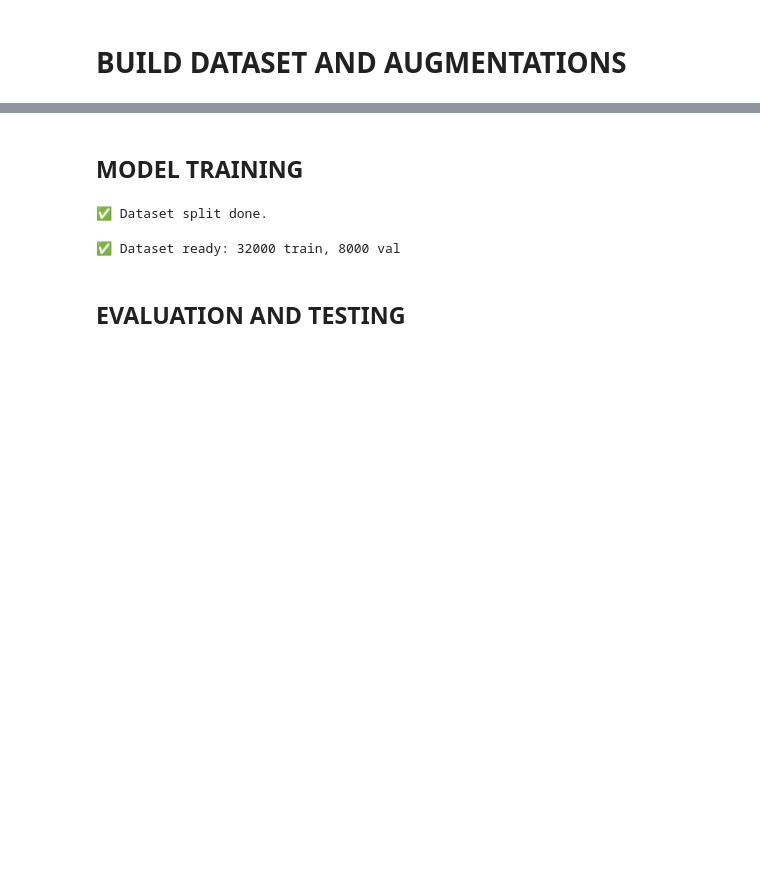
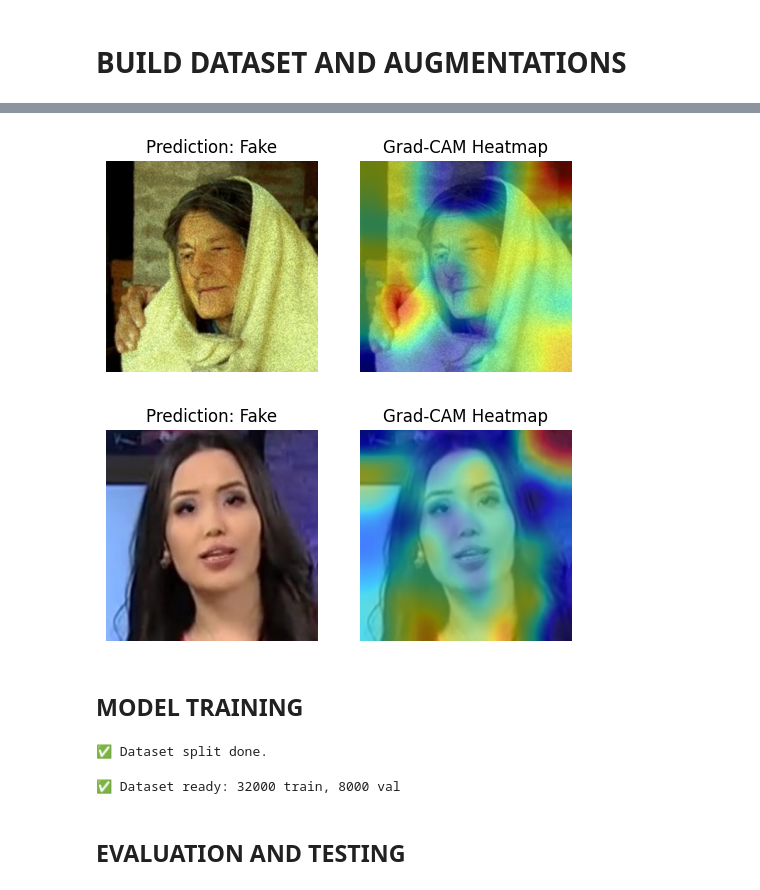
Before and after one commit to s-mujtaba-haider/Programmers-Force, a Jupyter notebook: Celeb DF and FF++.ipynb, the cells around one changed output, grey strips where cells are left out. Cells and saved outputs as stored; diff of their text form; code cells hidden in the pictures; blank space fills up the shorter version.

```diff
--- a/Celeb DF and FF++.ipynb
+++ b/Celeb DF and FF++.ipynb
@@ -350,3 +564,13 @@ print(f"✅ Dataset ready: {len(train_dataset)} train, {len(val_dataset)} val")
+# %%
+# Example test
+predict_with_heatmap(r"C:\Users\mujta\OneDrive\Desktop\fake_0.jpg")
+
+
+# Example test
+predict_with_heatmap(r"C:\Users\mujta\OneDrive\Desktop\FaceSwap_1006.jpg")
+# %% [output]
+[figure, added]
+[figure, added]
 # %% [markdown]
 ## MODEL TRAINING
 # %%
```
Also changed, not shown: parts of 6 cells of this notebook, 3 other files.
